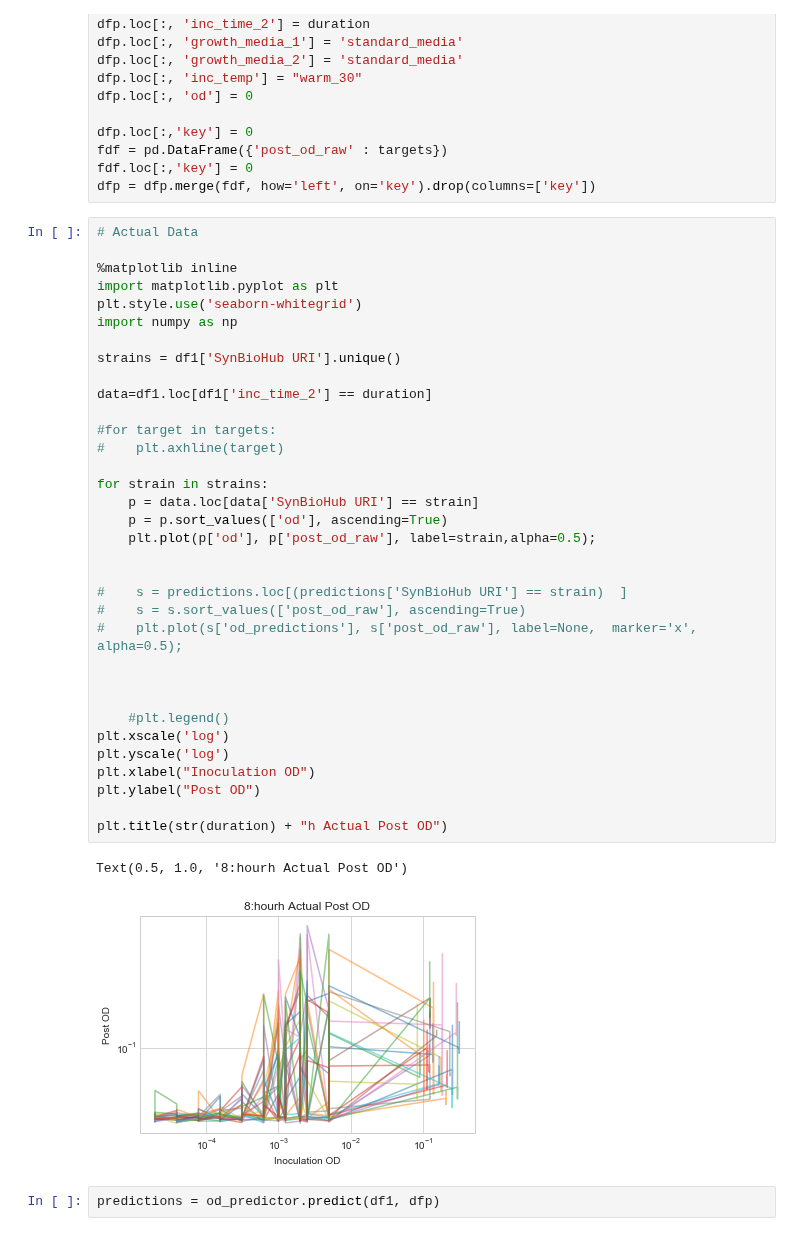
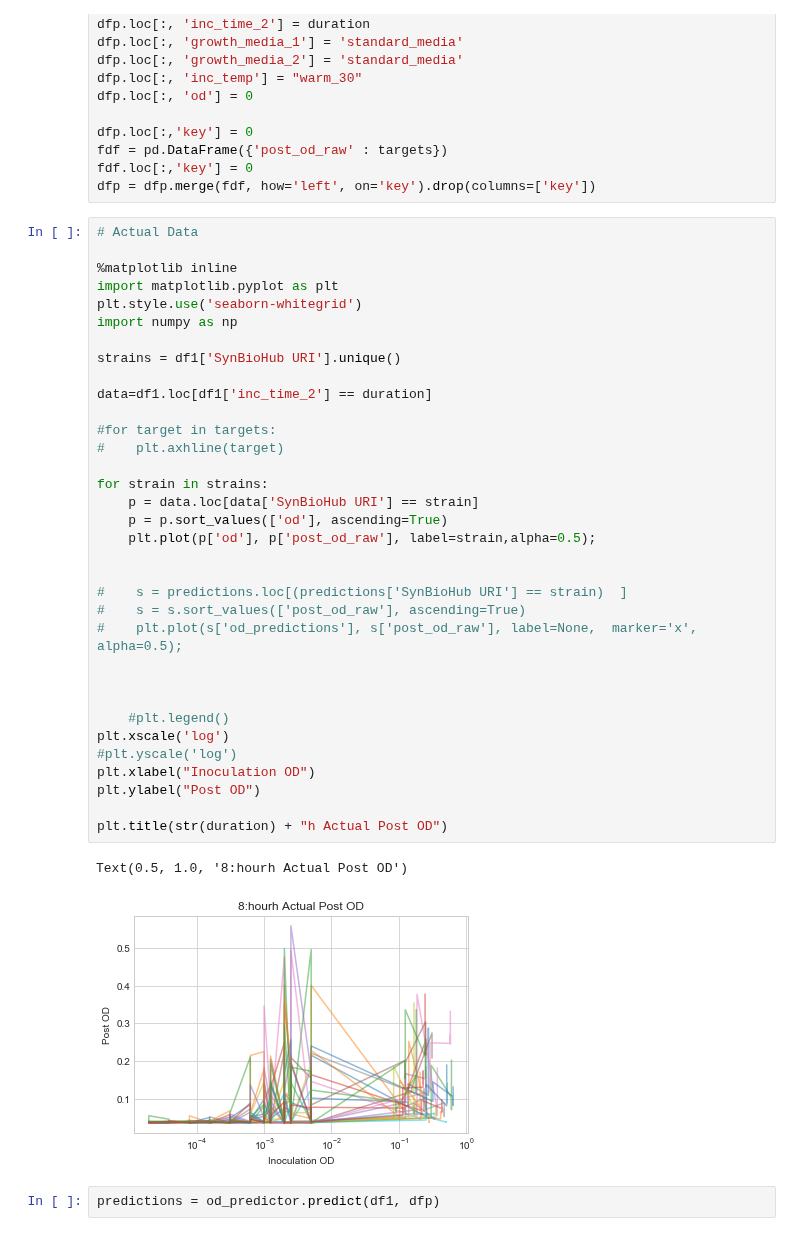
Before and after one commit to SD2E/pysd2cat, a Jupyter notebook: notebooks/OD_prediction.ipynb, the cells around one changed output. Saved outputs shown, nothing was run; the diff lists cells and outputs as text.

```diff
--- a/notebooks/OD_prediction.ipynb
+++ b/notebooks/OD_prediction.ipynb
@@ -64,35 +64,35 @@ import matplotlib.pyplot as plt
 plt.style.use('seaborn-whitegrid')
 import numpy as np
 
 strains = df1['SynBioHub URI'].unique()
 
 data=df1.loc[df1['inc_time_2'] == duration]
 
 #for target in targets:
 #    plt.axhline(target)
 
 for strain in strains:
     p = data.loc[data['SynBioHub URI'] == strain]
     p = p.sort_values(['od'], ascending=True)
     plt.plot(p['od'], p['post_od_raw'], label=strain,alpha=0.5);
 
 
 #    s = predictions.loc[(predictions['SynBioHub URI'] == strain)  ]
 #    s = s.sort_values(['post_od_raw'], ascending=True)
 #    plt.plot(s['od_predictions'], s['post_od_raw'], label=None,  marker='x', alpha=0.5);
 
 
 
     #plt.legend()
 plt.xscale('log')
-plt.yscale('log')
+#plt.yscale('log')
 plt.xlabel("Inoculation OD")
 plt.ylabel("Post OD")
 
 plt.title(str(duration) + "h Actual Post OD")
 # %% [output]
 Text(0.5, 1.0, '8:hourh Actual Post OD')
-[figure, old version]
+[figure, new version]
 # %%
 predictions = od_predictor.predict(df1, dfp)
 # %% [output]
```
Also changed, not shown: parts of 3 cells of this notebook, 1 other file.
